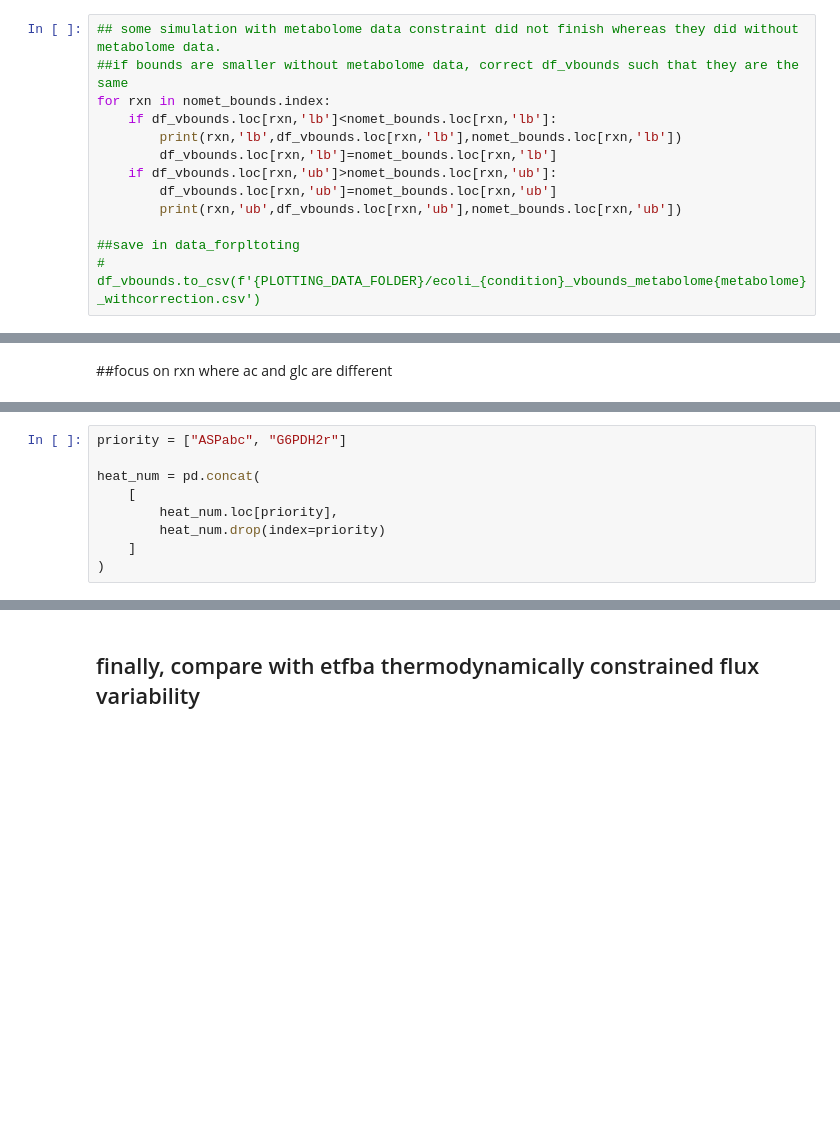
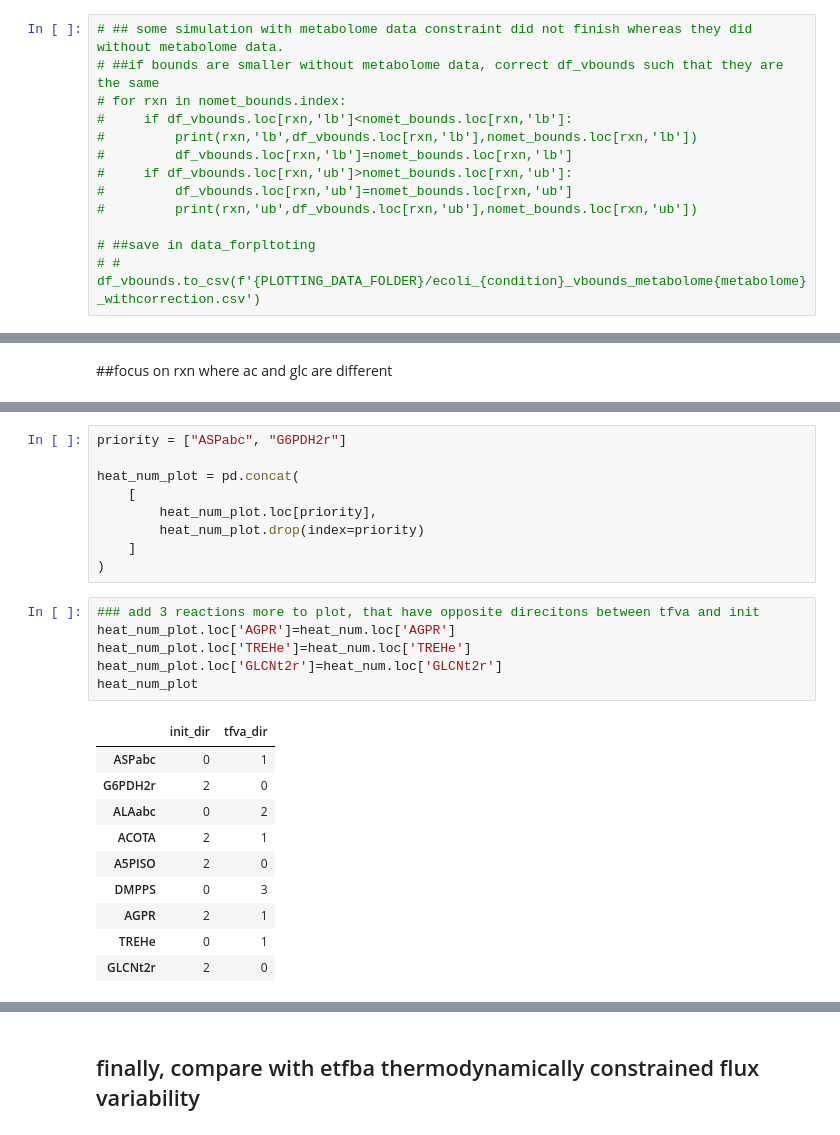
Before and after one commit to molecular-systems-biology/thermo-flux, a Jupyter notebook: Results_protocol_paper_2024/results_C_ecoli/2_ecoli_analysis_directions.ipynb, the cells around one changed output, grey strips where cells are left out. Saved outputs shown, nothing was run; the diff lists cells and outputs as text; blank space fills up the shorter version.

```diff
--- a/Results_protocol_paper_2024/results_C_ecoli/2_ecoli_analysis_directions.ipynb
+++ b/Results_protocol_paper_2024/results_C_ecoli/2_ecoli_analysis_directions.ipynb
@@ -107,15 +107,15 @@ nomet_bounds
 | EX_oro | 0.261884 | 0.355406 |
 623 rows × 2 columns
 # %%
-## some simulation with metabolome data constraint did not finish whereas they did without metabolome data.
-##if bounds are smaller without metabolome data, correct df_vbounds such that they are the same
-for rxn in nomet_bounds.index:
-    if df_vbounds.loc[rxn,'lb']<nomet_bounds.loc[rxn,'lb']:
-        print(rxn,'lb',df_vbounds.loc[rxn,'lb'],nomet_bounds.loc[rxn,'lb'])
-        df_vbounds.loc[rxn,'lb']=nomet_bounds.loc[rxn,'lb']
-    if df_vbounds.loc[rxn,'ub']>nomet_bounds.loc[rxn,'ub']:
-        df_vbounds.loc[rxn,'ub']=nomet_bounds.loc[rxn,'ub']
-        print(rxn,'ub',df_vbounds.loc[rxn,'ub'],nomet_bounds.loc[rxn,'ub'])
+# ## some simulation with metabolome data constraint did not finish whereas they did without metabolome data.
+# ##if bounds are smaller without metabolome data, correct df_vbounds such that they are the same
+# for rxn in nomet_bounds.index:
+#     if df_vbounds.loc[rxn,'lb']<nomet_bounds.loc[rxn,'lb']:
+#         print(rxn,'lb',df_vbounds.loc[rxn,'lb'],nomet_bounds.loc[rxn,'lb'])
+#         df_vbounds.loc[rxn,'lb']=nomet_bounds.loc[rxn,'lb']
+#     if df_vbounds.loc[rxn,'ub']>nomet_bounds.loc[rxn,'ub']:
+#         df_vbounds.loc[rxn,'ub']=nomet_bounds.loc[rxn,'ub']
+#         print(rxn,'ub',df_vbounds.loc[rxn,'ub'],nomet_bounds.loc[rxn,'ub'])
 
-##save in data_forpltoting
-# df_vbounds.to_csv(f'{PLOTTING_DATA_FOLDER}/ecoli_{condition}_vbounds_metabolome{metabolome}_withcorrection.csv')
+# ##save in data_forpltoting
+# # df_vbounds.to_csv(f'{PLOTTING_DATA_FOLDER}/ecoli_{condition}_vbounds_metabolome{metabolome}_withcorrection.csv')
@@ -367,10 +355,27 @@ Downcasting behavior in `replace` is deprecated and will be removed in a future
 # %%
 priority = ["ASPabc", "G6PDH2r"]
 
-heat_num = pd.concat(
+heat_num_plot = pd.concat(
     [
-        heat_num.loc[priority],
-        heat_num.drop(index=priority)
+        heat_num_plot.loc[priority],
+        heat_num_plot.drop(index=priority)
     ]
 )
+# %%
+### add 3 reactions more to plot, that have opposite direcitons between tfva and init
+heat_num_plot.loc['AGPR']=heat_num.loc['AGPR']
+heat_num_plot.loc['TREHe']=heat_num.loc['TREHe']
+heat_num_plot.loc['GLCNt2r']=heat_num.loc['GLCNt2r']
+heat_num_plot
+# %% [output]
+|  | init_dir | tfva_dir |
+| ASPabc | 0 | 1 |
+| G6PDH2r | 2 | 0 |
+| ALAabc | 0 | 2 |
+| ACOTA | 2 | 1 |
+| A5PISO | 2 | 0 |
+| DMPPS | 0 | 3 |
+| AGPR | 2 | 1 |
+| TREHe | 0 | 1 |
+| GLCNt2r | 2 | 0 |
 # %%
```
Also changed, not shown: parts of 8 cells of this notebook, 1 other file.
